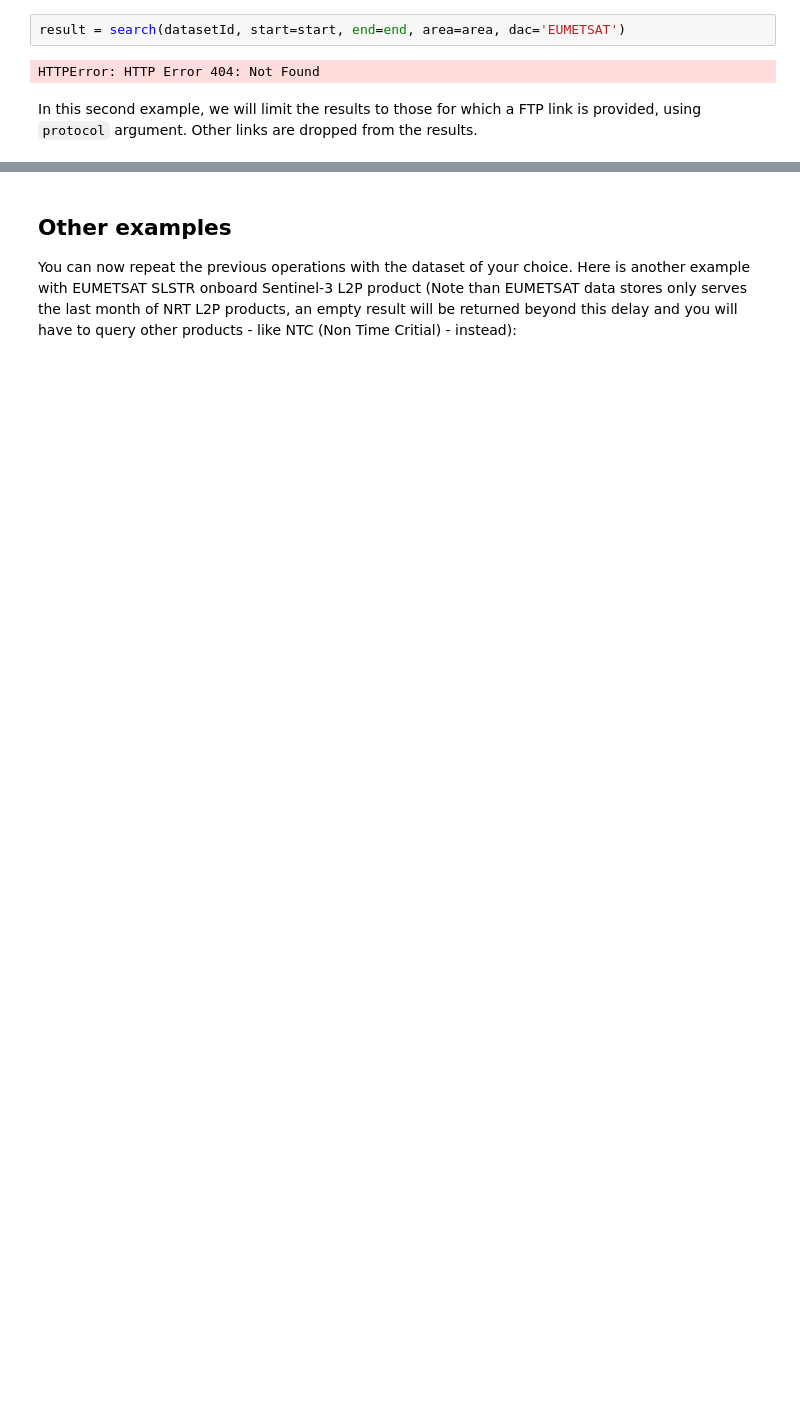
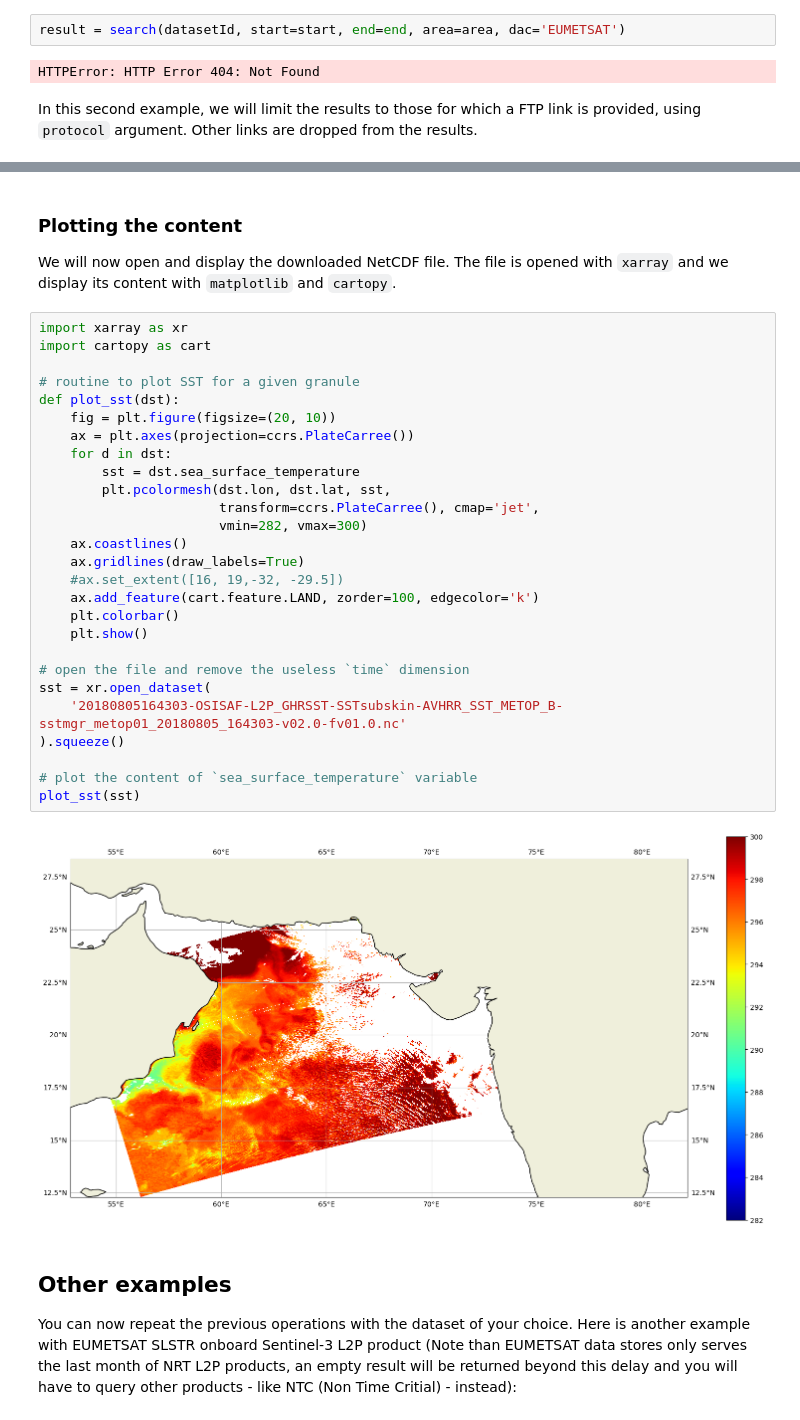
Before and after one commit to GHRSST/ghrsst-opensearch, a Jupyter notebook: Opensearch-Training-Ahmedabad-2023.ipynb, the cells around one changed output, grey strips where cells are left out. Saved outputs shown, nothing was run; the diff lists cells and outputs as text; blank space fills up the shorter version.

```diff
--- a/Opensearch-Training-Ahmedabad-2023.ipynb
+++ b/Opensearch-Training-Ahmedabad-2023.ipynb
@@ -444,3 +421,36 @@ pp.pprint(list(result.items())[0])
+# %% [markdown]
+### Plotting the content
+
+We will now open and display the downloaded NetCDF file. The file is opened with `xarray` and we display its content with `matplotlib` and `cartopy`.
+# %%
+import xarray as xr
+import cartopy as cart
+
+# routine to plot SST for a given granule
+def plot_sst(dst):
+    fig = plt.figure(figsize=(20, 10))
+    ax = plt.axes(projection=ccrs.PlateCarree())
+    for d in dst:
+        sst = dst.sea_surface_temperature
+        plt.pcolormesh(dst.lon, dst.lat, sst,
+                       transform=ccrs.PlateCarree(), cmap='jet',
+                       vmin=282, vmax=300)
+    ax.coastlines()
+    ax.gridlines(draw_labels=True)
+    #ax.set_extent([16, 19,-32, -29.5])
+    ax.add_feature(cart.feature.LAND, zorder=100, edgecolor='k')
+    plt.colorbar()
+    plt.show()
+
+# open the file and remove the useless `time` dimension
+sst = xr.open_dataset(
+    '20180805164303-OSISAF-L2P_GHRSST-SSTsubskin-AVHRR_SST_METOP_B-sstmgr_metop01_20180805_164303-v02.0-fv01.0.nc'
+).squeeze()
+
+# plot the content of `sea_surface_temperature` variable
+plot_sst(sst)
+# %% [output]
+[figure, added]
 # %% [markdown]
 ## Other examples
 
```
Also changed, not shown: parts of 24 cells of this notebook.
